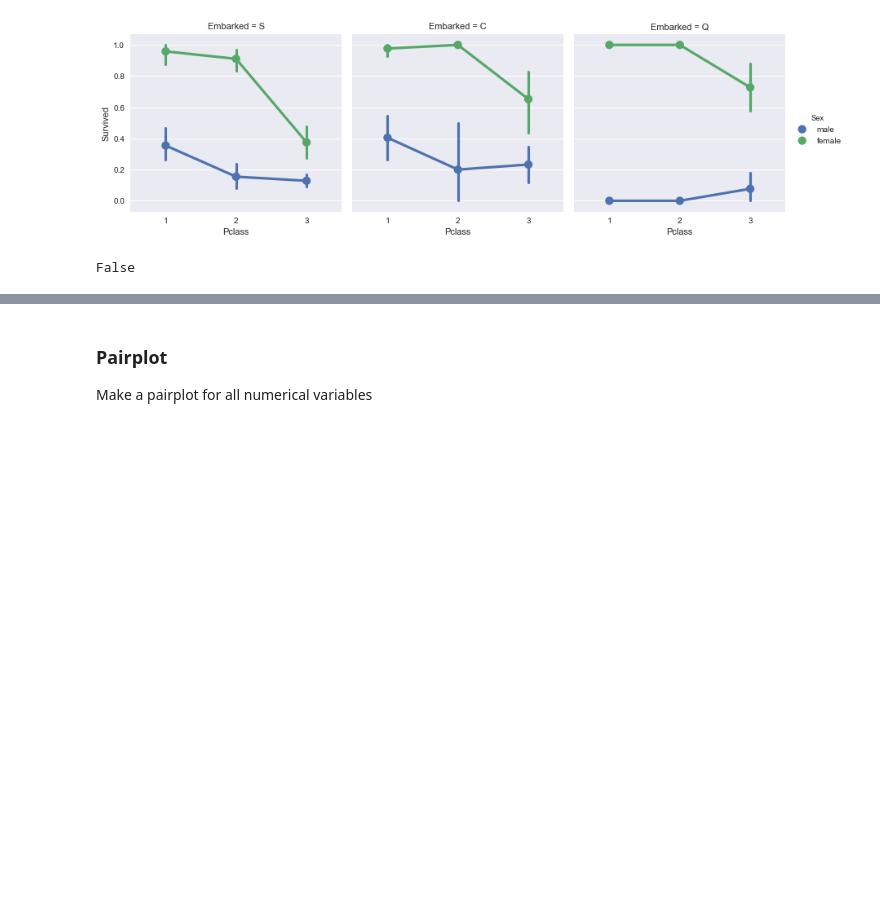
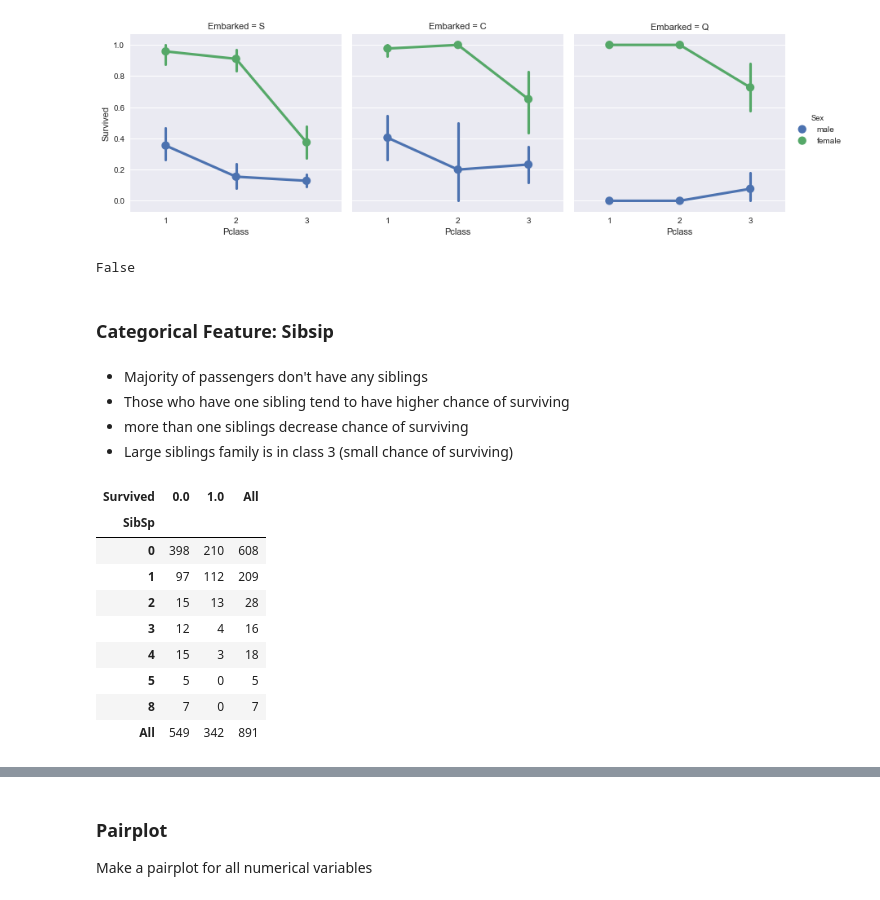
Before and after one commit to Theerit/Kaggle_Titanic, a Jupyter notebook: Titanic.ipynb, the cells around one changed output, grey strips where cells are left out. Cells and saved outputs as stored; diff of their text form; code cells hidden in the pictures; blank space fills up the shorter version.

```diff
--- a/Titanic.ipynb
+++ b/Titanic.ipynb
@@ -357,3 +357,23 @@ X['Embarked'].fillna("S",inplace=True)
 X['Embarked'].isnull().any()
 # %% [output]
 False
+# %% [markdown]
+### Categorical Feature: Sibsip
+# %% [markdown]
+- Majority of passengers don't have any siblings
+- Those who have one sibling tend to have higher chance of surviving
+- more than one siblings decrease chance of surviving
+- Large siblings family is in class 3 (small chance of surviving)
+# %%
+pd.crosstab(X_plot.SibSp,X_plot.Survived,margins=True).style.background_gradient(cmap='summer_r')
+# %% [output]
+| Survived | 0.0 | 1.0 | All |
+| SibSp |  |  |  |
+| 0 | 398 | 210 | 608 |
+| 1 | 97 | 112 | 209 |
+| 2 | 15 | 13 | 28 |
+| 3 | 12 | 4 | 16 |
+| 4 | 15 | 3 | 18 |
+| 5 | 5 | 0 | 5 |
+| 8 | 7 | 0 | 7 |
+| All | 549 | 342 | 891 |
```
Also changed, not shown: parts of 3 cells of this notebook.
